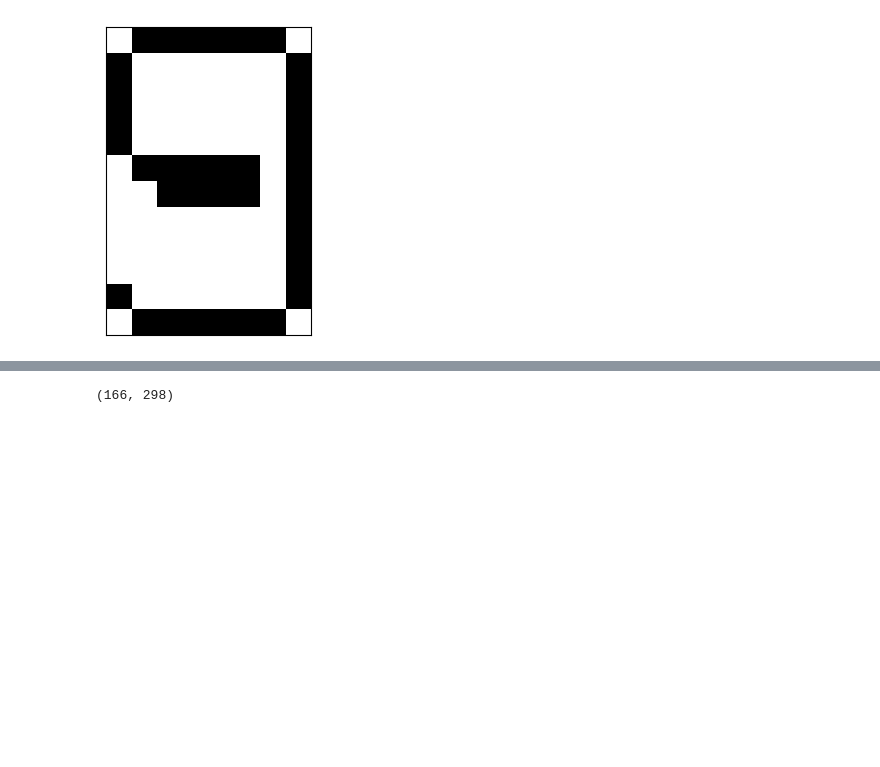
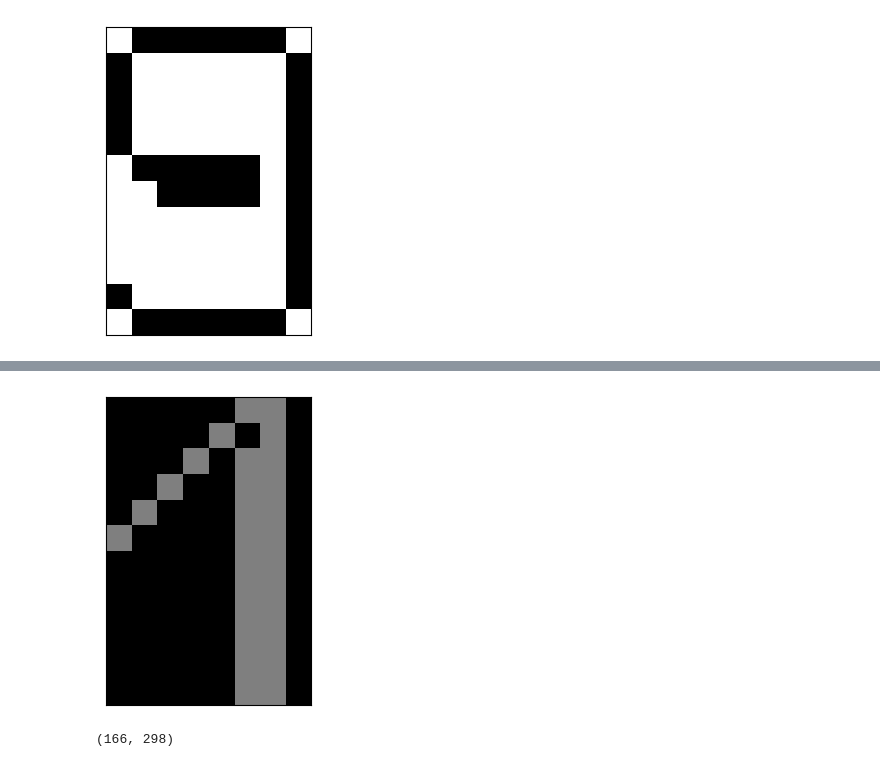
Before and after one commit to mikolasan/ai_sandbox, a Jupyter notebook: arc/hopfield.ipynb, the cells around one changed output, grey strips where cells are left out. Cells and saved outputs as stored; diff of their text form; code cells hidden in the pictures; blank space fills up the shorter version.

```diff
--- a/arc/hopfield.ipynb
+++ b/arc/hopfield.ipynb
@@ -109,0 +113,3 @@ data shape 96 50
+# %%
+M = 96
+W = np.zeros((M, M))
@@ -114,3 +139,8 @@ plot_weights(W)
+# %%
+p = predict_one(W, arrays[50])
+print_flat_array_as_num(p)
+# %% [output]
+[figure, added]
 # %%
 space = 2
 n_copies = 30
```
Also changed, not shown: parts of 15 cells of this notebook, 15 other files.
